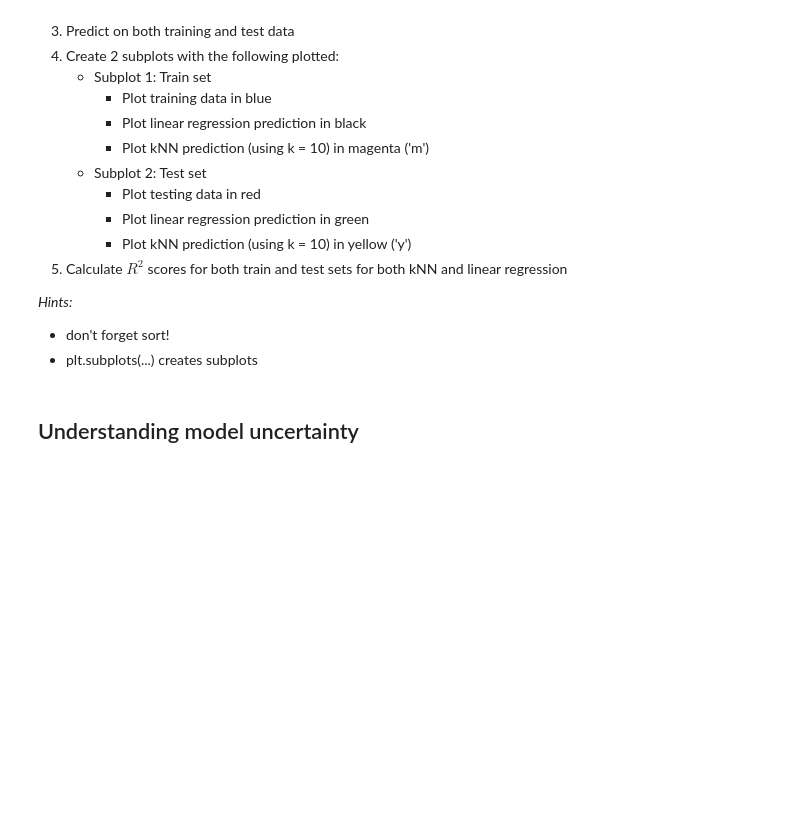
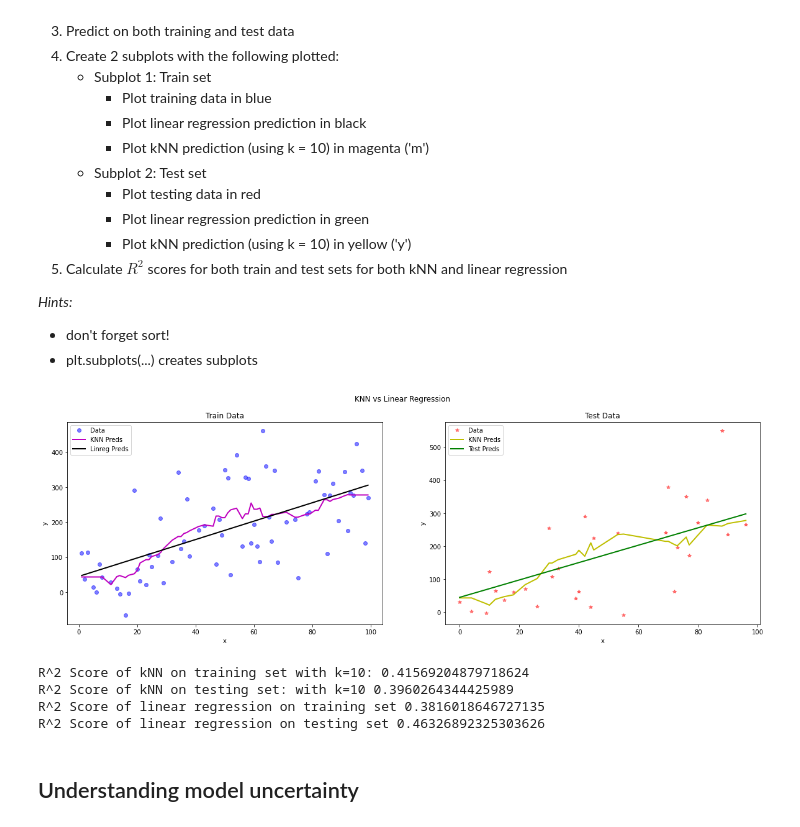
Before and after one commit to Harvard-IACS/2020-CS109A, a Jupyter notebook: content/sections/section2/notebook/cs109a_section_2.ipynb, the cells around one changed output. Drawn from its saved outputs; the diff is of its cells as text; code cells hidden in the pictures; blank space fills up the shorter version.

```diff
--- a/content/sections/section2/notebook/cs109a_section_2.ipynb
+++ b/content/sections/section2/notebook/cs109a_section_2.ipynb
@@ -492,3 +690,76 @@ results.summary()
+# %%
+# %load ../solutions/breakout_3_sol.py
+# linear regression
+# from statsmodels.api import OLS
+# import statsmodels.api as sm
+
+def linreg_model(train_data,test_data):
+    # sort
+    sorted_train = train_data.sort_values(['x'])
+    sorted_test = test_data.sort_values(['x'])
+
+    x_train, x_test, y_train, y_test = sorted_train['x'], sorted_test['x'], sorted_train['y'], sorted_test['y']
+    # Add constant to x data
+    x_train_ca = sm.add_constant(x_train)
+    x_test_ca = sm.add_constant(x_test)
+
+    # Create Linear Regression object
+    linreg_model = sm.OLS(y_train, x_train_ca)
+
+    # Fit
+    results = linreg_model.fit()
+
+    # predict
+    train_preds = results.predict(x_train_ca)
+    test_preds = results.predict(x_test_ca)
+
+    # find r^2
+    r2_train = metrics.r2_score(y_train, results.predict(x_train_ca))
+    r2_test = metrics.r2_score(y_test, results.predict(x_test_ca))
+
+    return train_preds, test_preds, r2_train, r2_test
+
+def plot_predictions2(k,train_data,test_data, knn_train_preds, knn_test_preds, linreg_train_preds, linreg_test_preds):
+
+    # SubPlots
+    fig, axes = plt.subplots(nrows=1, ncols=2, figsize=(20,6))
+    axes[0].plot(train_data['x'], train_data['y'], 'bo',alpha = 0.5, label = 'Data' )
+    axes[0].plot(train_data['x'], knn_train_preds,'m-', linewidth = 2, markersize = 10,  label = 'KNN Preds')
+    axes[0].plot(train_data['x'], linreg_train_preds,'k-', linewidth = 2, markersize = 10, label = 'Linreg Preds')
+    axes[0].set_xlabel('x')
+    axes[0].set_ylabel('y')
+    axes[0].set_title("Train Data")
+    axes[0].legend()
+
+    axes[1].plot(test_data['x'], test_data['y'], 'r*', alpha = 0.5, label = 'Data' )
+    axes[1].plot(test_data['x'], knn_test_preds, 'y-', linewidth = 2, markersize = 10, label = 'KNN Preds')
+    axes[1].plot(test_data['x'], linreg_test_preds, 'g-', linewidth = 2, markersize = 10,label = 'Test Preds')
+    axes[1].set_xlabel('x')
+    axes[1].set_ylabel('y')
+    axes[1].set_title("Test Data")
+    axes[1].legend()
+
+    fig.suptitle("KNN vs Linear Regression")
+    plt.show()
+
+# get predictions
+linreg_train_preds,linreg_test_preds, linreg_r2_train, linreg_r2_test = linreg_model(sim_train_data,sim_test_data)
+
+# plot linreg predictions side by side with knn predictions
+k=10
+plot_predictions2(k, sim_sorted_train, sim_sorted_test, knn_train_preds[1], knn_test_preds[1], linreg_train_preds, linreg_test_preds)
+
+# print r2 scores for knn with k=10 and linreg
+print("R^2 Score of kNN on training set with k={}:".format(k), knn_r2_train_scores[1])
+print("R^2 Score of kNN on testing set: with k={}".format(k), knn_r2_test_scores[1])
+print("R^2 Score of linear regression on training set", linreg_r2_train)
+print("R^2 Score of linear regression on testing set", linreg_r2_test)
+# %% [output]
+[figure, added]
+R^2 Score of kNN on training set with k=10: 0.41569204879718624
+R^2 Score of kNN on testing set: with k=10 0.3960264344425989
+R^2 Score of linear regression on training set 0.3816018646727135
+R^2 Score of linear regression on testing set 0.46326892325303626
 # %% [markdown]
 ## Understanding model uncertainty
 # %% [markdown]
```
Also changed, not shown: parts of 37 cells of this notebook, 1 other file.
